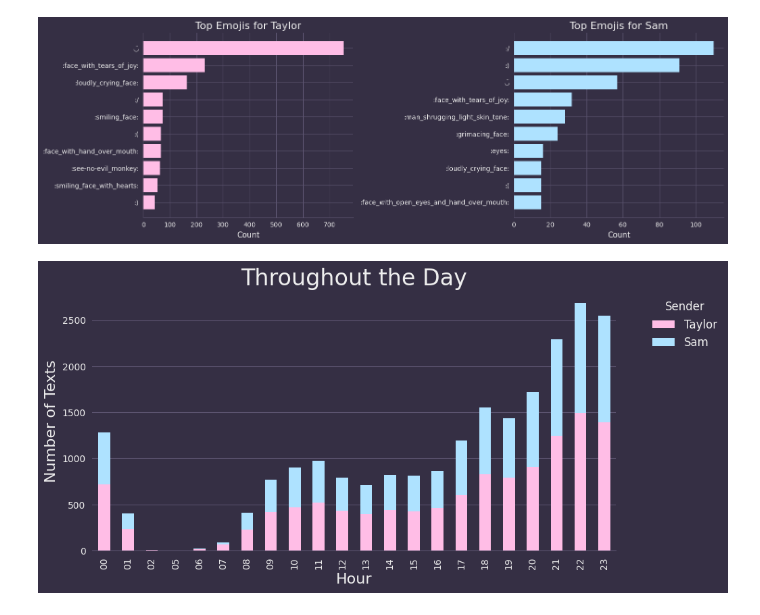
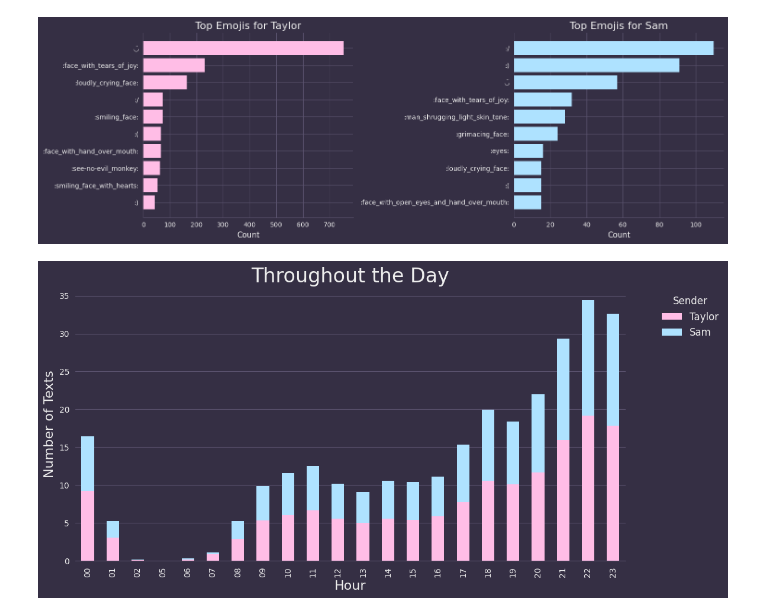
Before and after one commit to scs5/text-analytics, a Jupyter notebook: src/analysis.ipynb, the cells around one changed output. Cells and saved outputs as stored; diff of their text form; code cells hidden in the pictures.

Commit message:
Fixed plot for texts per hour

```diff
--- a/src/analysis.ipynb
+++ b/src/analysis.ipynb
@@ -114,31 +113,33 @@ plt.show()
 # %%
 # Texts throughout the day
 text_hours = {}
 for i, row in df.iterrows():
     sender = row['Sender']
     hour = row['Date'][-5:-3]
 
     if not sender in text_hours.keys():
         text_hours[sender] = {}
 
     if not hour in text_hours[sender]:
         text_hours[sender][hour] = 1
     else:
         text_hours[sender][hour] += 1
 
+# Calculate average number of texts at each hour
+df_hours = pd.DataFrame(text_hours).fillna(0).sort_index()
+first_date = df.iloc[0]['Date']
+last_date = df.iloc[-1]['Date']
+num_days = days_between_dates(first_date, last_date)
+df_hours.iloc[:, 0:] = df_hours.iloc[:, 0:] / num_days
+
 # Plot
-df_hours = pd.DataFrame(text_hours).fillna(0).sort_index()
-
-# Plotting the stacked bar plot
 df_hours.plot(kind='bar', stacked=True, color=USER_COLORS, figsize=(12,6))
 plt.title('Throughout the Day', fontsize=24)
 plt.xlabel('Hour', fontsize=16)
 plt.ylabel('Number of Texts', fontsize=16)
 plt.grid(axis='x', alpha=0)
 plt.legend(title='Sender', bbox_to_anchor=(1.05, 1), loc='upper left',
            fontsize=12, title_fontsize=12)
-
-# Show the plot
 plt.show()
 # %% [output]
-[figure, old version]
+[figure, new version]
```
Also changed, not shown: parts of 1 cell of this notebook, 1 other file.
